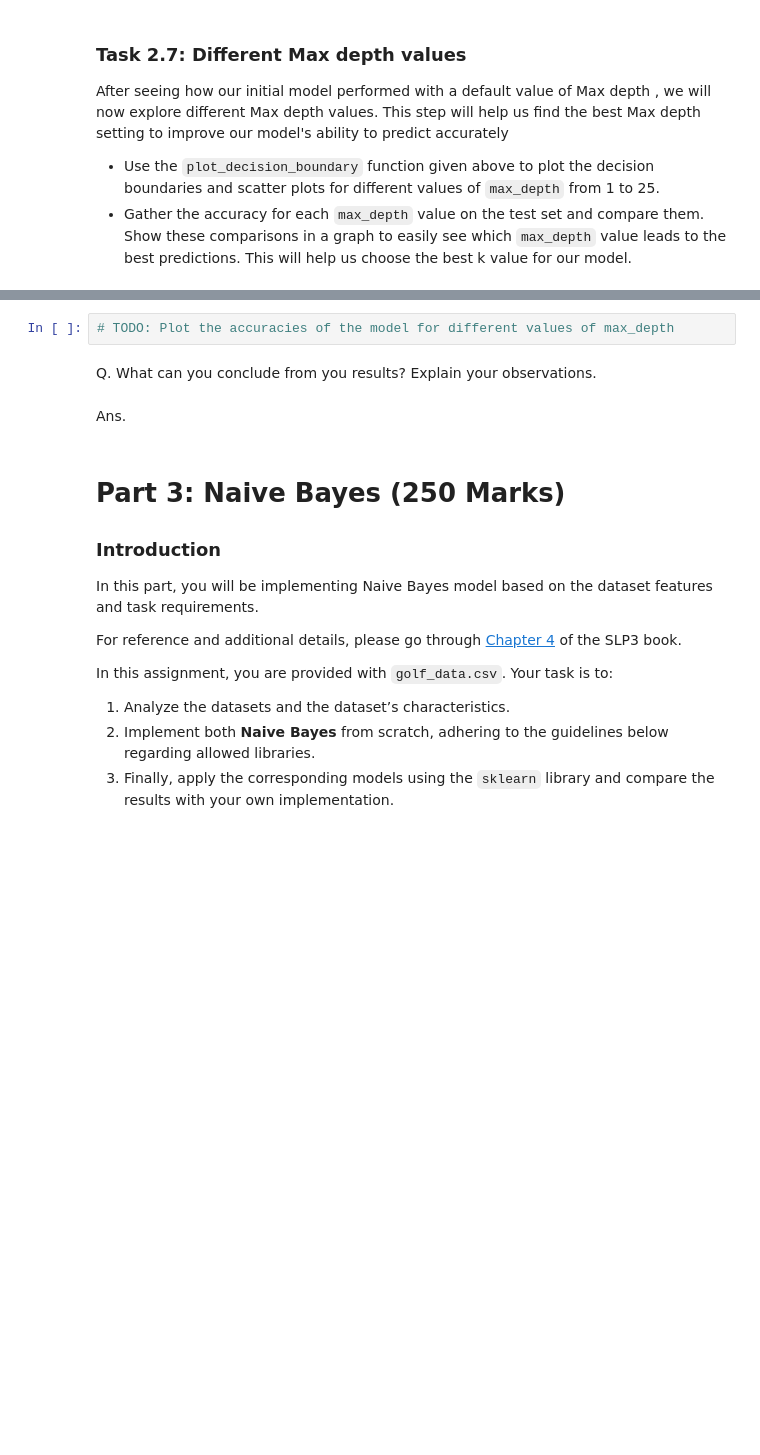
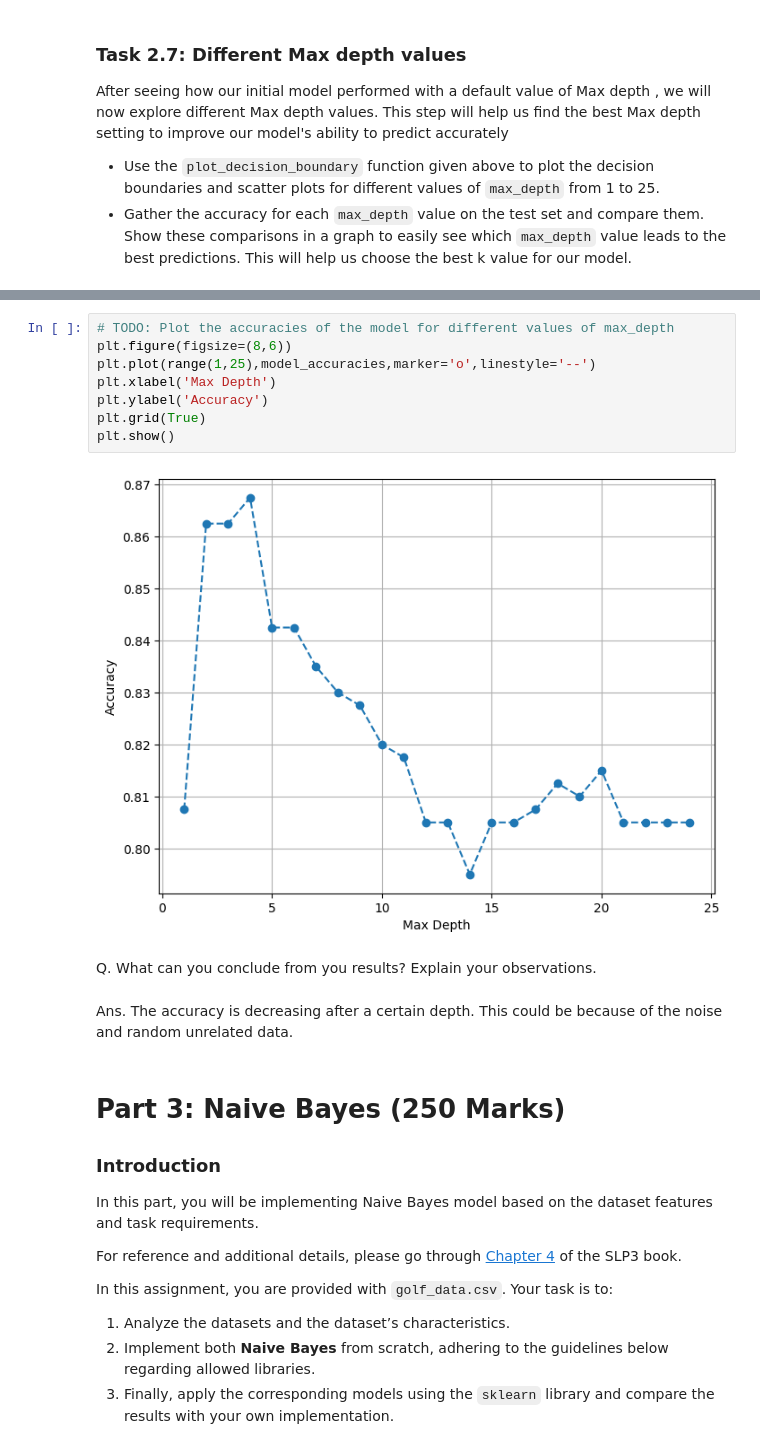
Before and after one commit to 26100226/CS331-PA2, a Jupyter notebook: Group-54_S2_PA2.ipynb, the cells around one changed output, grey strips where cells are left out. Drawn from its saved outputs; the diff is of its cells as text; blank space fills up the shorter version.

```diff
--- a/Group-54_S2_PA2.ipynb
+++ b/Group-54_S2_PA2.ipynb
@@ -934,9 +1099,17 @@ for max_depth in range(1, 25):
 # %%
 # TODO: Plot the accuracies of the model for different values of max_depth
+plt.figure(figsize=(8,6))
+plt.plot(range(1,25),model_accuracies,marker='o',linestyle='--')
+plt.xlabel('Max Depth')
+plt.ylabel('Accuracy')
+plt.grid(True)
+plt.show()
+# %% [output]
+[figure, added]
 # %% [markdown]
 Q. What can you conclude from you results? Explain your observations.
-# %% [markdown]
-Ans.
+# %% [markdown]
+Ans. The accuracy is decreasing after a certain depth. This could be because of the noise and random unrelated data.
 # %% [markdown]
 # Part 3: Naive Bayes (250 Marks)
 
```
Also changed, not shown: parts of 9 cells of this notebook.
